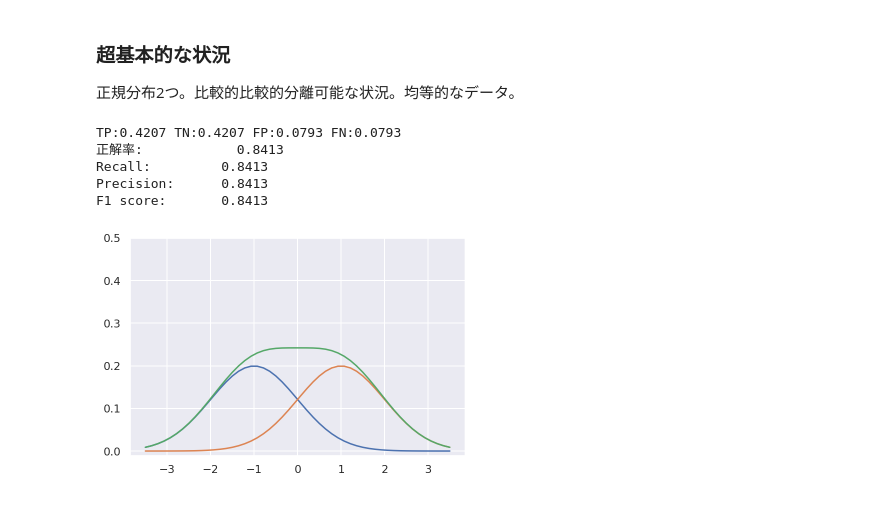
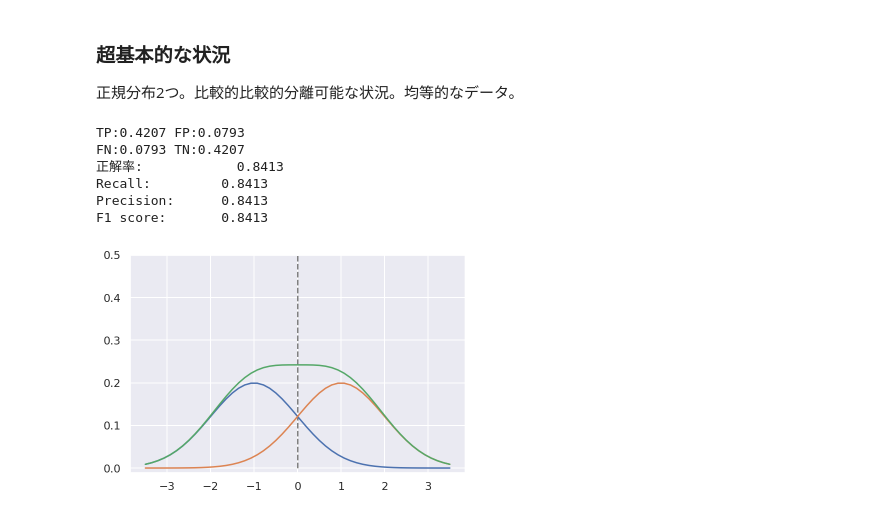
Before and after one commit to masakiaota/blog, a Jupyter notebook: metric_by_distribution/metric.ipynb, the cells around one changed output. Cells and saved outputs as stored; diff of their text form; code cells hidden in the pictures.

```diff
--- a/metric_by_distribution/metric.ipynb
+++ b/metric_by_distribution/metric.ipynb
@@ -43,18 +43,23 @@ def print_metrics(TP,TN,FP,FN):
     precision=TP/(TP+FP)
     f1=TP/(TP+0.5*(FN+FP))
 #     print(f1,2/(1/recall + 1/precision))
-    print(f'TP:{TP:.4f} TN:{TN:.4f} FP:{FP:.4f} FN:{FN:.4f}')
+    print(f'TP:{TP:.4f} FP:{FP:.4f} \nFN:{FN:.4f} TN:{TN:.4f} ')
     print(f'正解率:\t\t{acc:.4f}')
     print(f'Recall:\t\t{recall:.4f}')
     print(f'Precision:\t{precision:.4f}')
     print(f'F1 score:\t{f1:.4f}')
+
+def show_result(thre:float, pi:float):
+    show_px(pi)
+    plt.vlines(thre,0,1,color='gray',linestyles='--')
+    print_metrics(*conf_mat(thre,pi))
 # %%
-show_px(0.5)
-print_metrics(*conf_mat(0,0.5))
+show_result(0,0.5)
 # %% [output]
-TP:0.4207 TN:0.4207 FP:0.0793 FN:0.0793
+TP:0.4207 FP:0.0793
+FN:0.0793 TN:0.4207
 正解率:            0.8413
 Recall:         0.8413
 Precision:      0.8413
 F1 score:       0.8413
-[figure, old version]
+[figure, new version]
```
Also changed, not shown: parts of 9 cells of this notebook.
